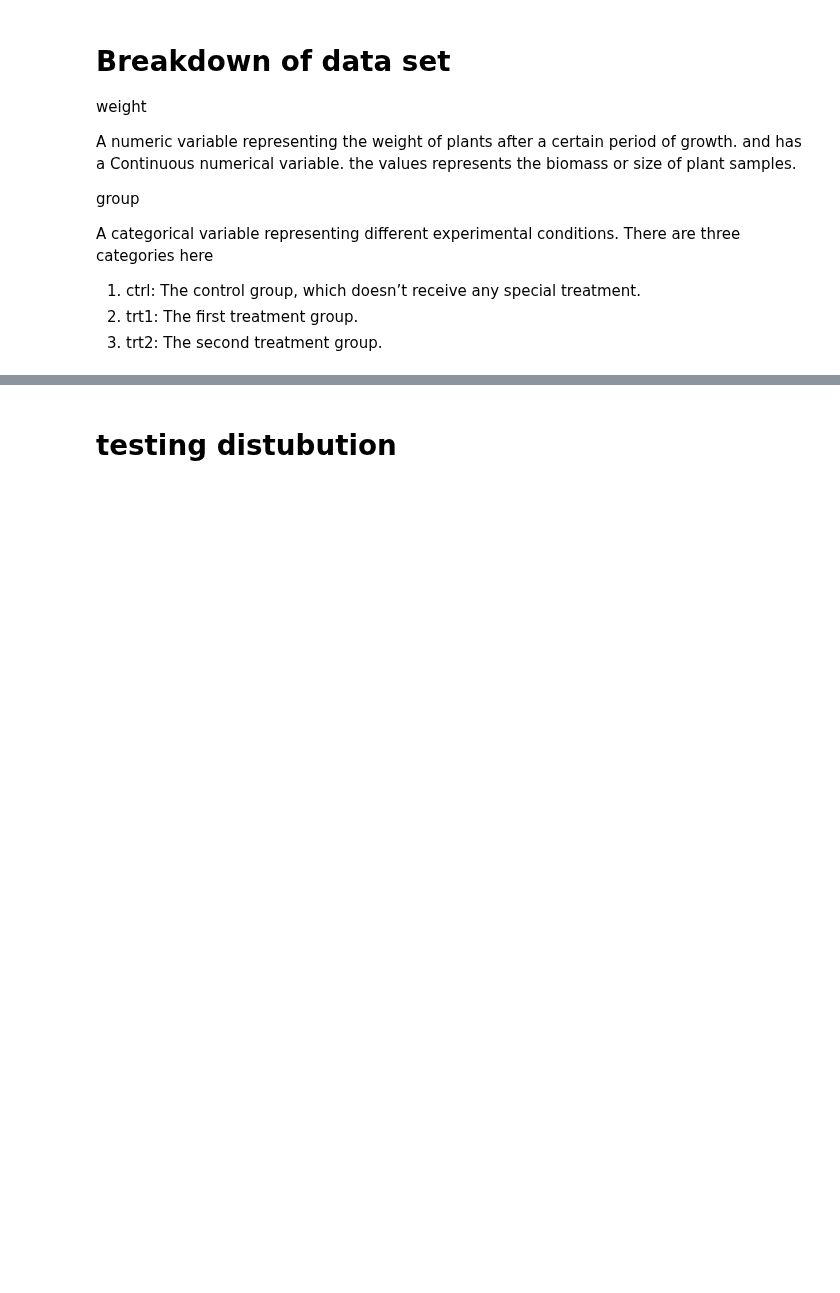
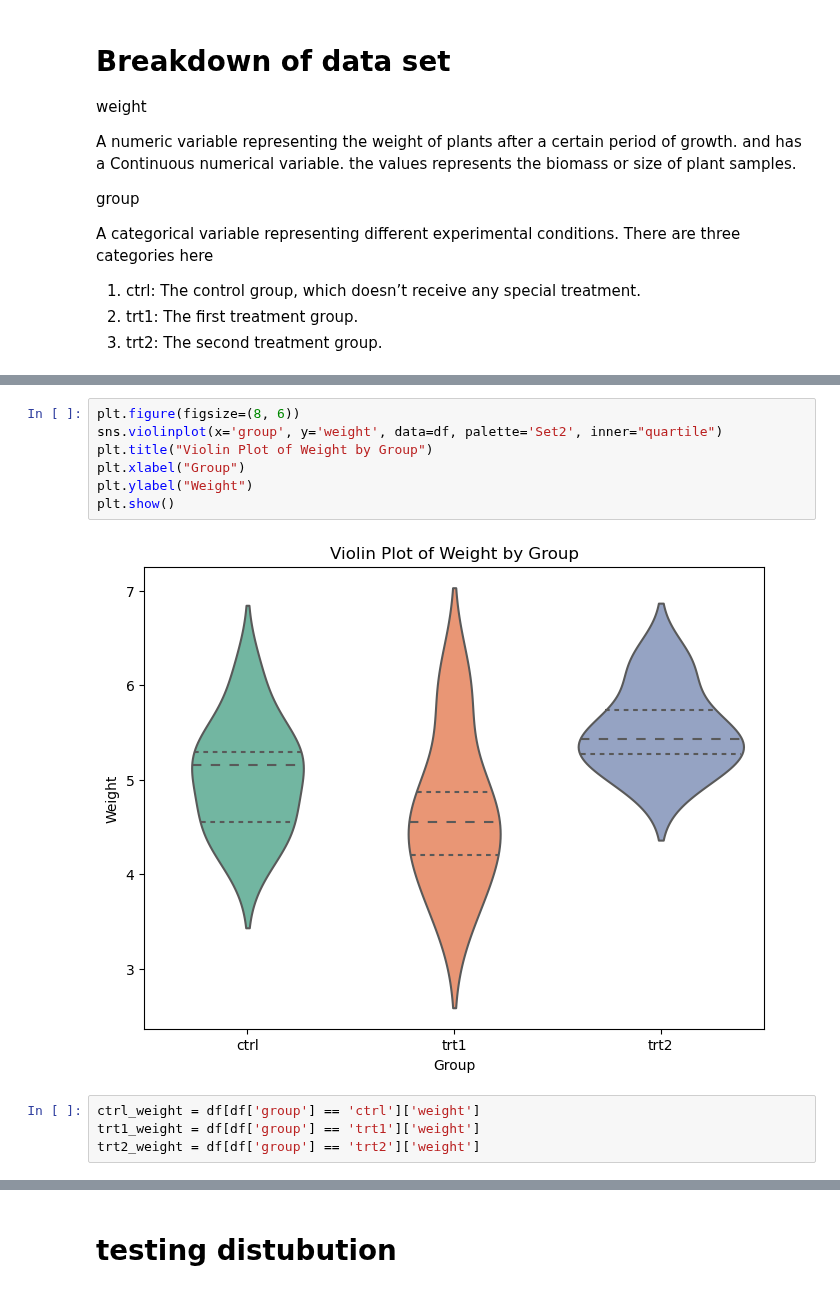
Before and after one commit to keithmmc/appliedstats, a Jupyter notebook: project.ipynb, the cells around one changed output, grey strips where cells are left out. Cells and saved outputs as stored; diff of their text form; blank space fills up the shorter version.

```diff
--- a/project.ipynb
+++ b/project.ipynb
@@ -103,0 +107,13 @@ g.map(sns.histplot, "weight")
+# %%
+plt.figure(figsize=(8, 6))
+sns.violinplot(x='group', y='weight', data=df, palette='Set2', inner="quartile")
+plt.title("Violin Plot of Weight by Group")
+plt.xlabel("Group")
+plt.ylabel("Weight")
+plt.show()
+# %% [output]
+[figure, added]
+# %%
+ctrl_weight = df[df['group'] == 'ctrl']['weight']
+trt1_weight = df[df['group'] == 'trt1']['weight']
+trt2_weight = df[df['group'] == 'trt2']['weight']
```
Also changed, not shown: parts of 19 cells of this notebook.
